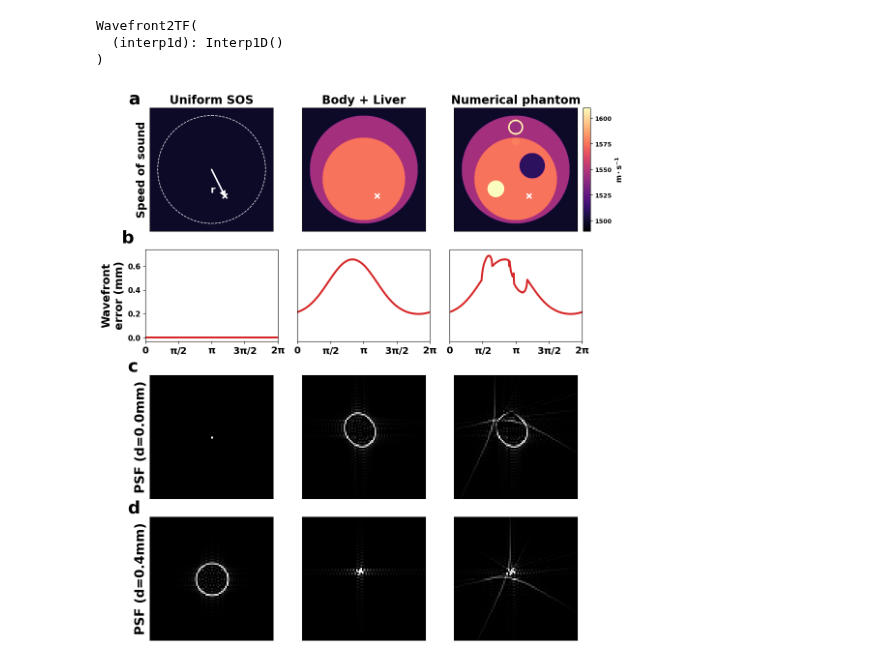
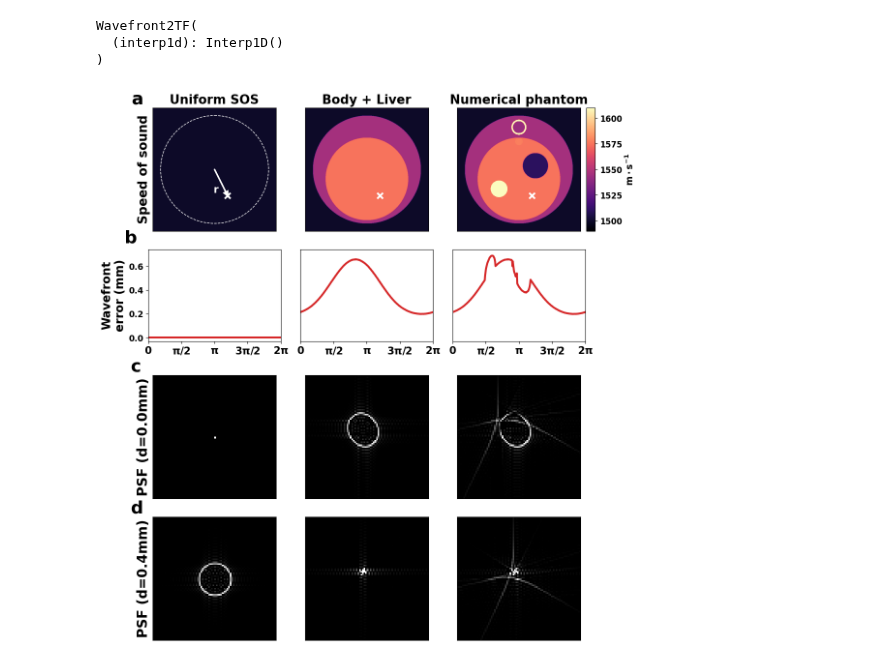
Before and after one commit to Lukeli0425/Coord-SoS-PACT, a Jupyter notebook: figures/figure_SOS.ipynb, the cells around one changed output. Drawn from its saved outputs; the diff is of its cells as text; code cells hidden in the pictures.

Commit message:
update SOS figure

```diff
--- a/figures/figure_SOS.ipynb
+++ b/figures/figure_SOS.ipynb
@@ -76,23 +76,23 @@ norm_psf = Normalize(vmin=0.0, vmax=0.08)
 for i, (SOS, wf, psf_stack, title) in enumerate(zip(SOSs, wfs, psfs, titles)):
     ax = plt.subplot(gs[0:8,9*i:9*i+8])
     plt.imshow(SOS, norm=norm_SOS, cmap='magma')
-    plt.plot(idy, idx, marker='x', mew=2.3, color='white', markersize=7.5)
-    plt.title(title, fontsize=17.5, fontweight='bold')
+    plt.plot(idy, idx, marker='x', mew=2.8, color='white', markersize=8)
+    plt.title(title, fontsize=18.5, fontweight='bold')
     plt.xticks([])
     plt.yticks([])
     if i == 0:
         plt.arrow(280, 280, (idy-280)*0.85, (idx-280)*0.85, color='white', linewidth=2, head_width=20, head_length=20)
-        plt.text(s='r', color='white', x=idy-65, y=idx-15, fontsize=14.5, fontweight='semibold')
-        plt.ylabel('Speed of sound', fontsize=16.5, fontweight='bold')
+        plt.text(s='r', color='white', x=idy-65, y=idx-15, fontsize=15, fontweight='semibold')
+        plt.ylabel('Speed of sound', fontsize=18.5, fontweight='bold')
         plt.title('a', loc='left', x=-0.17, y=1.0, fontsize=26, fontweight='bold', color='black')
         circle = plt.Circle((280, 280), R/4e-5, fill=False, linestyle='--', color='white')
         ax.add_artist(circle)
     elif i == 2:
-        cax = fig.add_axes([ax.get_position().x1+0.01, ax.get_position().y0, 0.012, ax.get_position().height])
+        cax = fig.add_axes([ax.get_position().x1+0.01, ax.get_position().y0, 0.015, ax.get_position().height])
         cb = plt.colorbar(cax=cax, norm=norm_SOS)
         cb.ax.set_yticks([1500, 1525, 1550, 1575, 1600])
-        cb.ax.set_yticklabels(['1500', '1525', '1550', '1575', '1600'], fontweight='bold', fontsize=9)
-        cb.set_label('$\mathbf{m \cdot s^{-1}}$', fontsize=11, fontweight='bold')
+        cb.ax.set_yticklabels(['1500', '1525', '1550', '1575', '1600'], fontweight='bold', fontsize=12)
+        cb.set_label('$\mathbf{m \cdot s^{-1}}$', fontsize=13.5, fontweight='bold')
 
     ax = plt.subplot(gs[9:15,9*i:9*i+8])
     plt.plot(thetas, wf*1e3, color='tab:red', label='True WF', linewidth=2.9)
@@ -102,36 +102,36 @@ for i, (SOS, wf, psf_stack, title) in enumerate(zip(SOSs, wfs, psfs, titles)):
     #     plt.legend(fontsize=11, loc='best')
     plt.xlim([0, 2*np.pi])
     plt.ylim([-0.03, 0.74])
     plt.xticks([0, np.pi/2, np.pi, 3*np.pi/2, 2*np.pi],
-               ['$\mathbf{0}$', '$\mathbf{\pi/2}$', '$\mathbf{\pi}$', '$\mathbf{3\pi/2}$', '$\mathbf{2\pi}$'], fontsize=14)
+               ['$\mathbf{0}$', '$\mathbf{\pi/2}$', '$\mathbf{\pi}$', '$\mathbf{3\pi/2}$', '$\mathbf{2\pi}$'], fontsize=15)
     if i == 0:
-        plt.ylabel('Wavefront\nerror (mm)', fontsize=16.5, fontweight='bold')
+        plt.ylabel('Wavefront\nerror (mm)', fontsize=17.5, fontweight='bold')
         plt.title('b', loc='left', x=-0.18, y=1.03, fontsize=26, fontweight='bold', color='black')
-        plt.yticks(fontsize=11, fontweight='bold')
+        plt.yticks(fontsize=12.5, fontweight='bold')
     else:
         plt.yticks([])
 
     psf1, psf2 = psf_stack[0], psf_stack[1]
     psf1 = torch.clip(psf1, min=0)
     psf1 = torch.clip(psf1, min=0)
     psf2 = torch.clip(psf2, min=0)
     psf2 = torch.clip(psf2, min=0)
     ax = plt.subplot(gs[17:25,9*i:9*i+8])
     plt.imshow(psf1, cmap='gray', norm=norm_psf)
     plt.xticks([])
     plt.yticks([])
     if i == 0:
-        plt.ylabel('PSF (d=0.0mm)', fontsize=19, fontweight='bold')
+        plt.ylabel('PSF (d=0.0mm)', fontsize=20, fontweight='bold')
         plt.title('c', loc='left', x=-0.18, y=1.0, fontsize=26, fontweight='bold', color='black')
 
     ax = plt.subplot(gs[26:34,9*i:9*i+8])
     plt.imshow(psf2, cmap='gray', norm=norm_psf)
     plt.xticks([])
     plt.yticks([])
     if i == 0:
-        plt.ylabel('PSF (d={:.1f}mm)'.format(delays[1]*1e3), fontsize=19, fontweight='bold')
+        plt.ylabel('PSF (d={:.1f}mm)'.format(delays[1]*1e3), fontsize=20, fontweight='bold')
         plt.title('d', loc='left', x=-0.18, y=1.0, fontsize=26, fontweight='bold', color='black')
 
 plt.savefig('figure_SOS.png', bbox_inches='tight', dpi=128)
 # %% [output]
-[figure, old version]
+[figure, new version]
```
Also changed, not shown: 1 other file.
